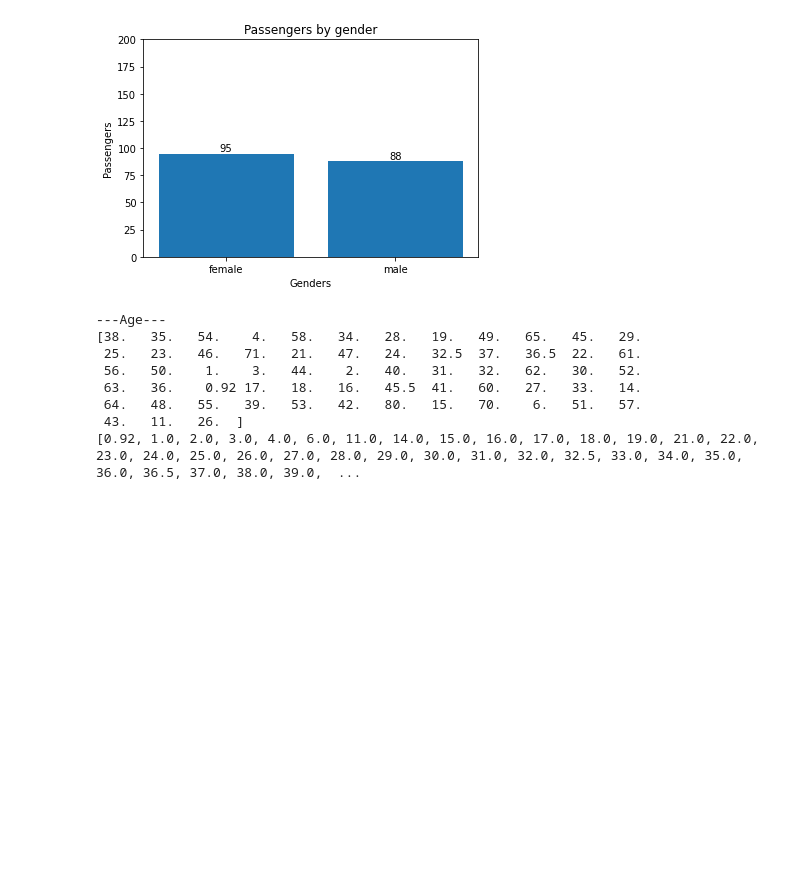
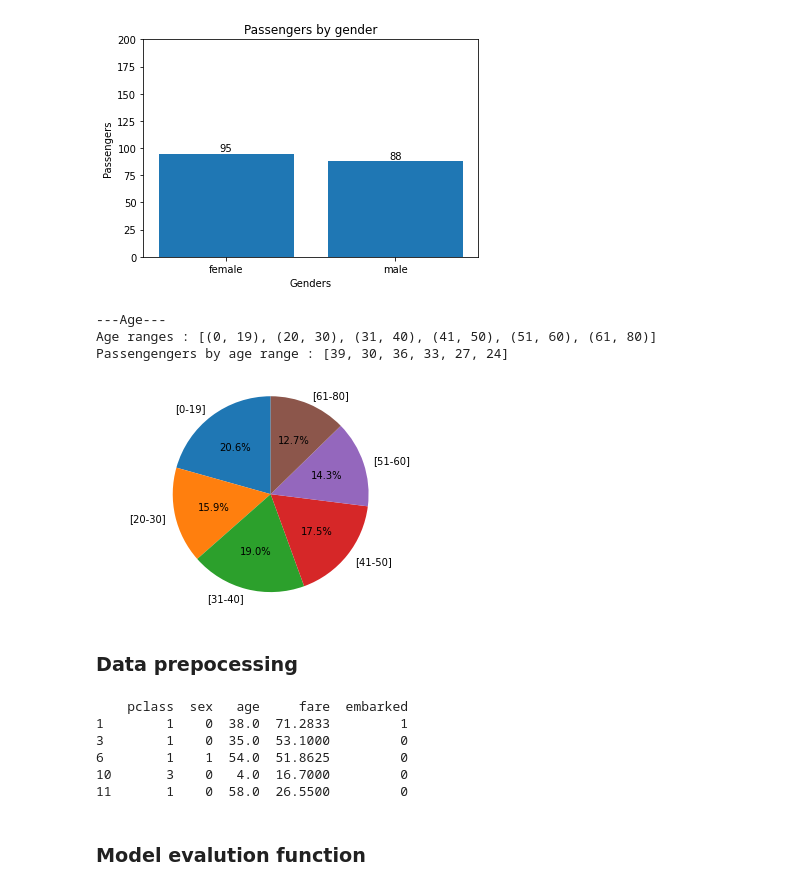
Before and after one commit to charef08/Ensemble-Learning-Porject, a Jupyter notebook: approach1_RF.ipynb, the cells around one changed output. Saved outputs shown, nothing was run; the diff lists cells and outputs as text; code cells hidden in the pictures; blank space fills up the shorter version.

```diff
--- a/approach1_RF.ipynb
+++ b/approach1_RF.ipynb
@@ -60,32 +82,51 @@ Gender : ['female' 'male']
 Passengengers by gender : [95 88]
 [Text(0, 0, '95'), Text(0, 0, '88')]
 [figure]
-# %%
-print('---Age---')
-ages =  data['age'].unique()
-print(ages)
-print(sorted(ages))
-# Passengers_per_gender = data['sex'].value_counts().values
-# print('Gender :', genders)
-# print('Passengengers by gender :', Passengers_per_gender)
-
-# fig, ax = plt.subplots()
-# bar_container = ax.bar([str(elm) for elm in genders], Passengers_per_gender)
-# ax.set(xlabel='Genders', ylabel='Passengers', title='Passengers by gender', ylim=(0, 200))
-# ax.bar_label(bar_container)
-
-<=19
-20 - 30
-31 - 40
-41 - 50
-51 - 60
->=61
-# %% [output]
----Age---
-[38.   35.   54.    4.   58.   34.   28.   19.   49.   65.   45.   29.
- 25.   23.   46.   71.   21.   47.   24.   32.5  37.   36.5  22.   61.
- 56.   50.    1.    3.   44.    2.   40.   31.   32.   62.   30.   52.
- 63.   36.    0.92 17.   18.   16.   45.5  41.   60.   27.   33.   14.
- 64.   48.   55.   39.   53.   42.   80.   15.   70.    6.   51.   57.
- 43.   11.   26.  ]
-[0.92, 1.0, 2.0, 3.0, 4.0, 6.0, 11.0, 14.0, 15.0, 16.0, 17.0, 18.0, 19.0, 21.0, 22.0, 23.0, 24.0, 25.0, 26.0, 27.0, 28.0, 29.0, 30.0, 31.0, 32.0, 32.5, 33.0, 34.0, 35.0, 36.0, 36.5, 37.0, 38.0, 39.0,  ...
+# %%
+print('---Age---')
+ages =  data['age'].unique()
+
+ranges = [(0,19), (20,30), (31,40), (41,50), (51,60), (61,80)]
+
+Passengers_by_age_ranges = []
+for elm in ranges:
+    som = 0
+    for age in ages:
+        if age>=elm[0] and age<=elm[1]:
+            som+= len(data[data['age']==21].value_counts())
+    Passengers_by_age_ranges.append(som)
+
+print('Age ranges :', ranges)
+print('Passengengers by age range :', Passengers_by_age_ranges)
+
+fig, ax = plt.subplots()
+sum = 0
+for elm in Passengers_by_age_ranges:
+    sum+= elm
+ax.pie([(elm/sum)*100 for elm in Passengers_by_age_ranges], labels = ['['+str(elm[0])+'-'+str(elm[1])+']' for elm in ranges],autopct='%1.1f%%', startangle=90)
+ax.axis('equal')
+plt.show()
+# %% [output]
+---Age---
+Age ranges : [(0, 19), (20, 30), (31, 40), (41, 50), (51, 60), (61, 80)]
+Passengengers by age range : [39, 30, 36, 33, 27, 24]
+[figure, added]
+# %% [markdown]
+### Data prepocessing
+# %%
+# binarie columns
+Y = data[['survived']].copy()
+X = data[['pclass', 'sex', 'age', 'fare', 'embarked']].copy()
+lb = preprocessing.LabelBinarizer()
+
+X['sex'] = lb.fit_transform(X['sex'])
+X['embarked'] = lb.fit_transform(X['embarked'])
+
+print(X.head(5))
+# %% [output]
+    pclass  sex   age     fare  embarked
+1        1    0  38.0  71.2833         1
+3        1    0  35.0  53.1000         0
+6        1    1  54.0  51.8625         0
+10       3    0   4.0  16.7000         0
+11       1    0  58.0  26.5500         0
@@ -91,0 +136,2 @@ print(sorted(ages))
+# %% [markdown]
+### Model evalution function
```
Also changed, not shown: parts of 5 cells of this notebook.
